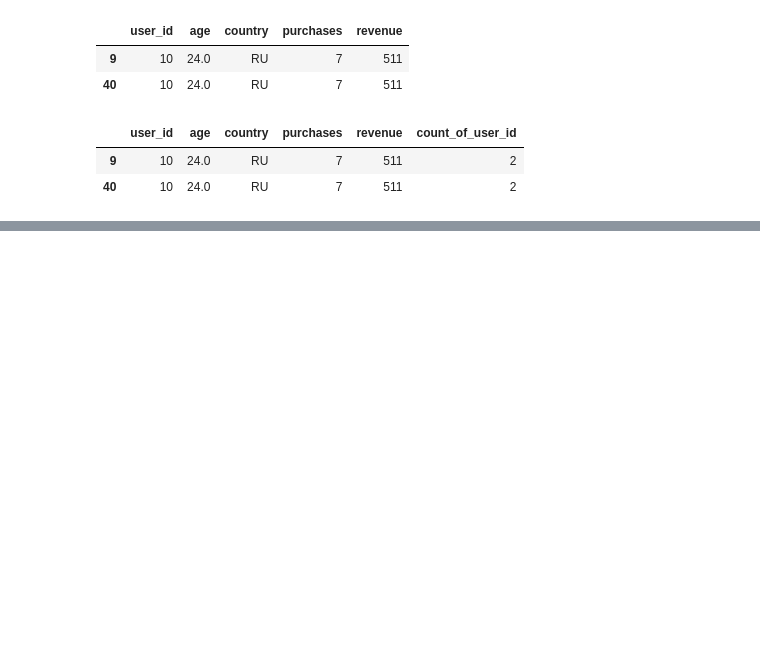
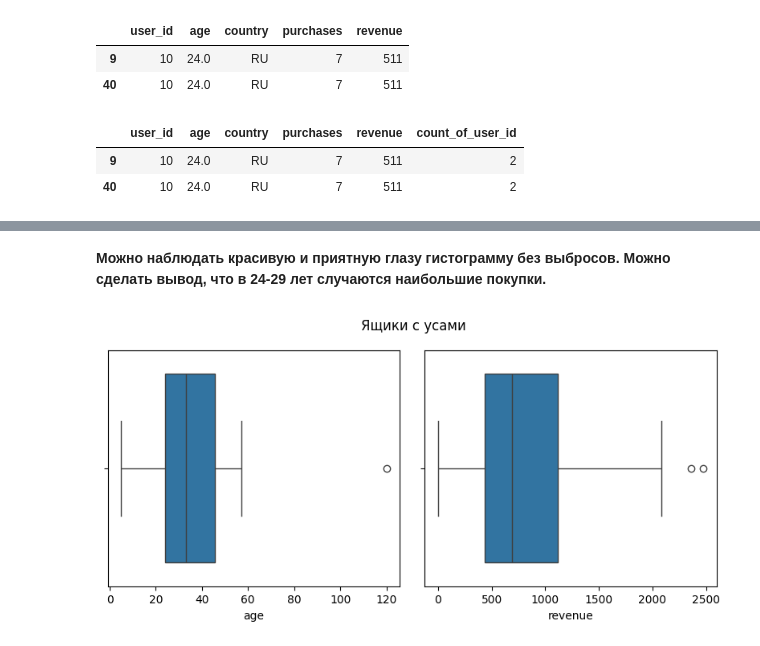
Before and after one commit to cobra-bubbles/AI_course, a Jupyter notebook: homeworks/HW02/HW02.ipynb, the cells around one changed output, grey strips where cells are left out. Drawn from its saved outputs; the diff is of its cells as text; code cells hidden in the pictures; blank space fills up the shorter version.

```diff
--- a/homeworks/HW02/HW02.ipynb
+++ b/homeworks/HW02/HW02.ipynb
@@ -211,0 +240,24 @@ data.groupby("country")["revenue"].agg( count='count', median_revenue='median')
+# %% [markdown]
+**Можно наблюдать красивую и приятную глазу гистограмму без выбросов. Можно сделать вывод, что в 24-29 лет случаются наибольшие покупки.**
+# %%
+fig, (ax1, ax2) = plt.subplots(
+    nrows=1, ncols=2,
+    figsize=(8, 4)
+)
+
+age_data = data[~data["age"].isna()]["age"]
+sns.boxplot(
+    data=age_data,
+    orient="h",
+    ax=ax1
+)
+sns.boxplot(
+    data=data["revenue"],
+    orient="h",
+    ax=ax2
+)
+plt.suptitle("Ящики с усами")
+plt.tight_layout()
+fig.savefig('figures/boxplot.png')
+# %% [output]
+[figure, added]
```
Also changed, not shown: parts of 21 cells of this notebook, 4 other files.
